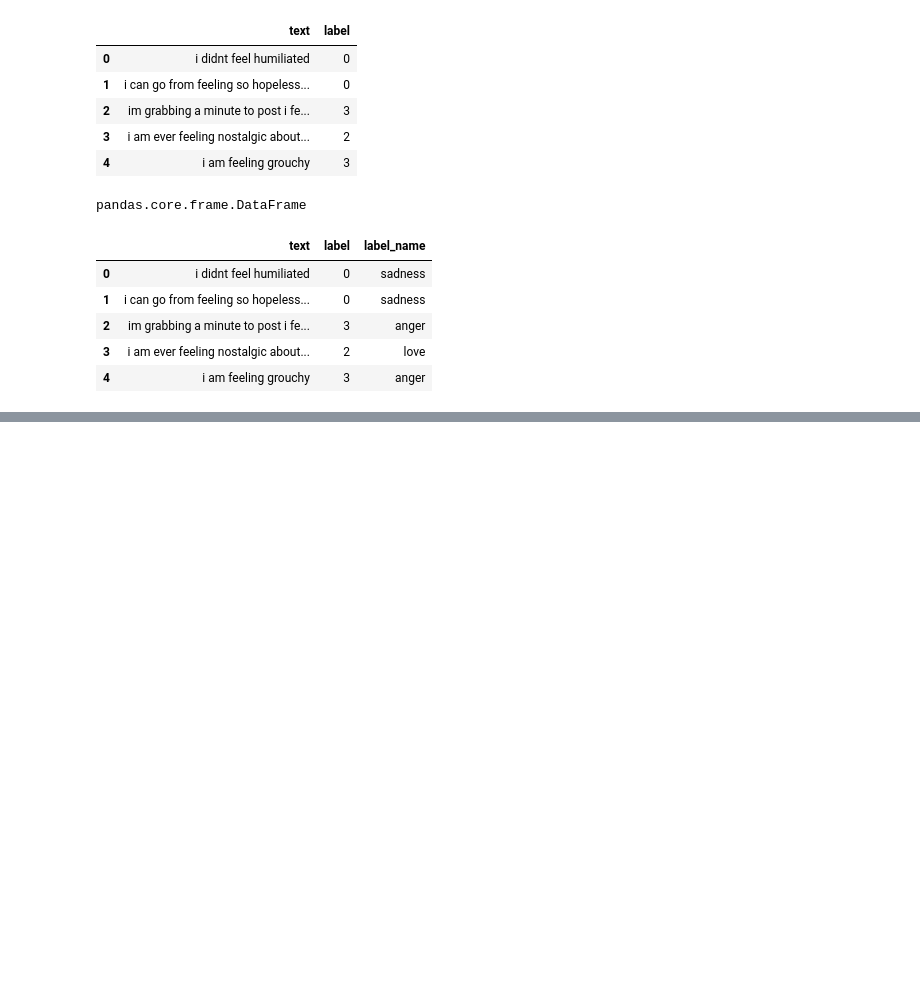
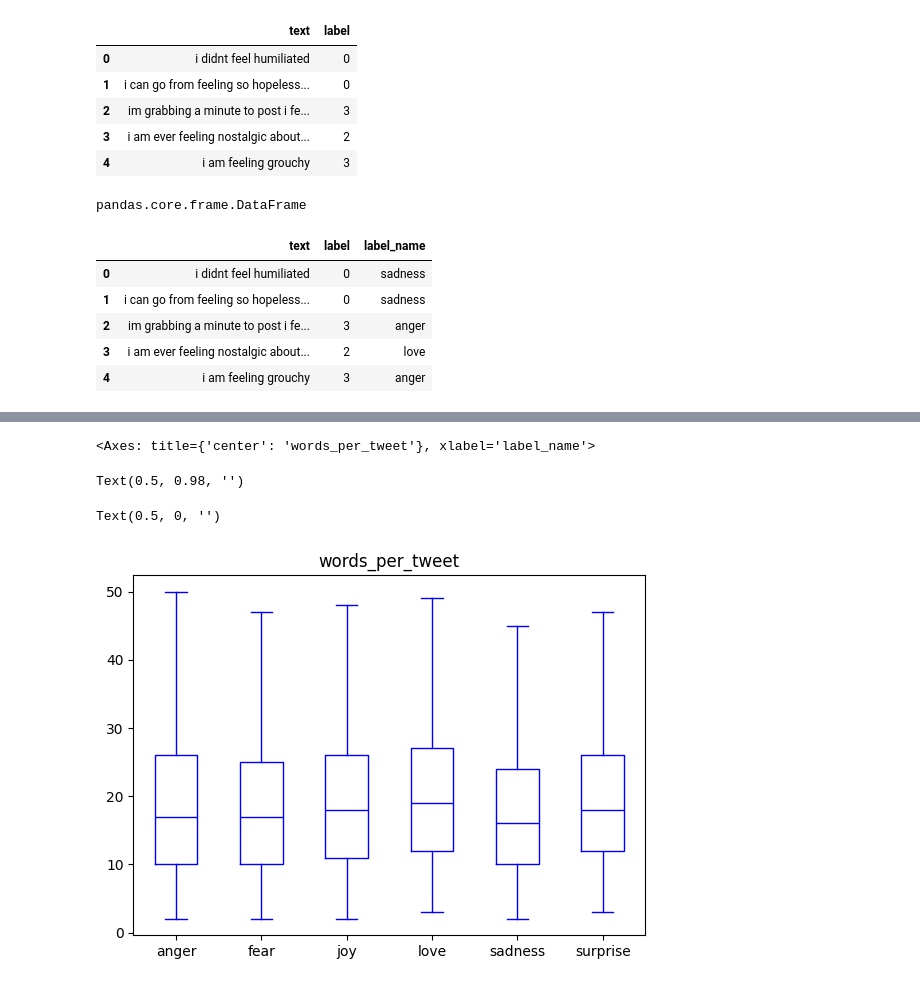
Before and after one commit to karvendhanm/navigator, a Jupyter notebook: NLPT/text_classification/sentiment_analysis.ipynb, the cells around one changed output, grey strips where cells are left out. Drawn from its saved outputs; the diff is of its cells as text; code cells hidden in the pictures; blank space fills up the shorter version.

```diff
--- a/NLPT/text_classification/sentiment_analysis.ipynb
+++ b/NLPT/text_classification/sentiment_analysis.ipynb
@@ -162,0 +184,14 @@ pandas.core.frame.DataFrame
+# %%
+# how many words does our tweets have.
+# this is to understand if the tweet lengths will go above the maximum context length of the model.
+
+df['words_per_tweet'] = df['text'].str.split().apply(len)
+df.boxplot(column='words_per_tweet', by='label_name', grid=False, showfliers=False, color='blue')
+plt.suptitle("")
+plt.xlabel("")
+plt.show()
+# %% [output]
+<Axes: title={'center': 'words_per_tweet'}, xlabel='label_name'>
+Text(0.5, 0.98, '')
+Text(0.5, 0, '')
+[figure, added]
```
Also changed, not shown: parts of 5 cells of this notebook.
